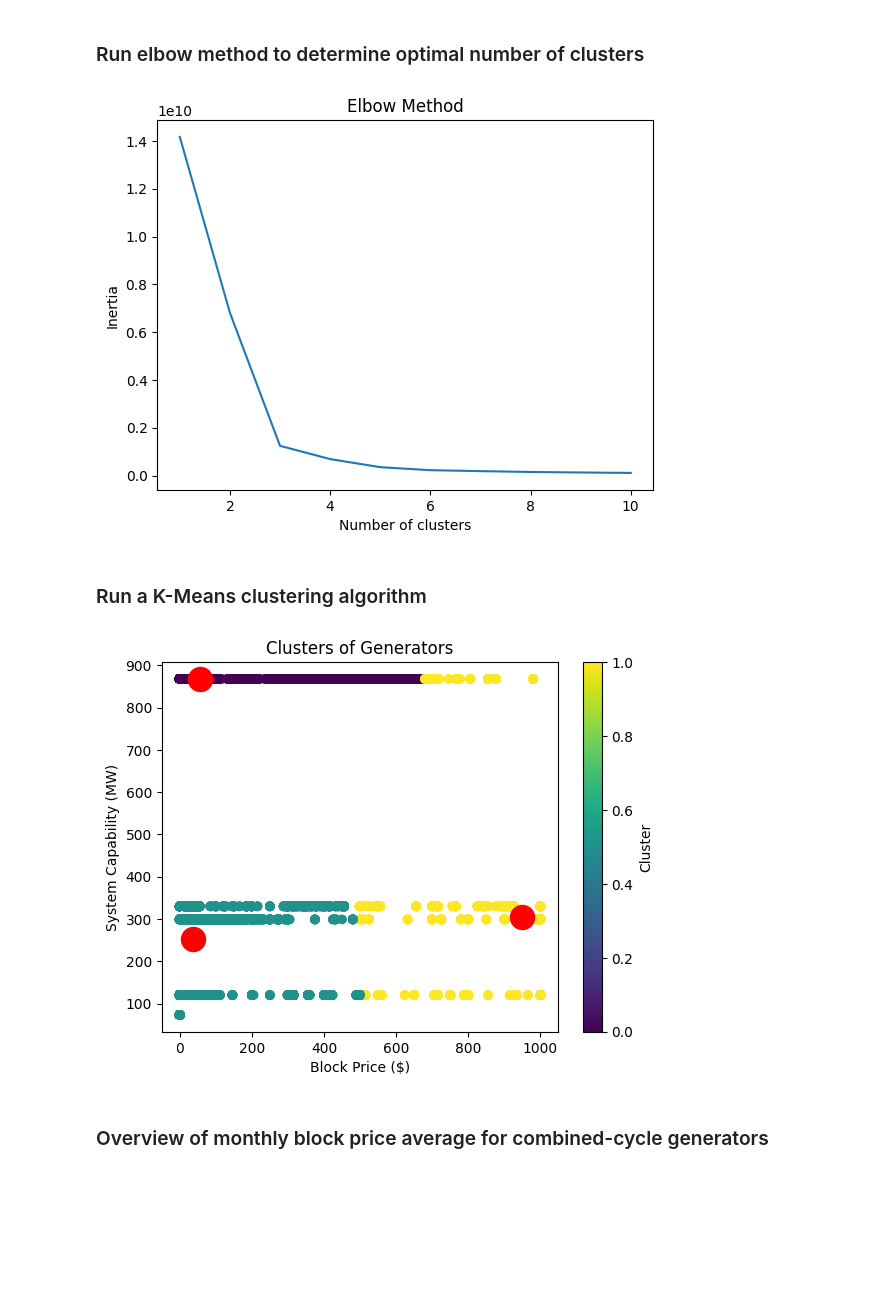
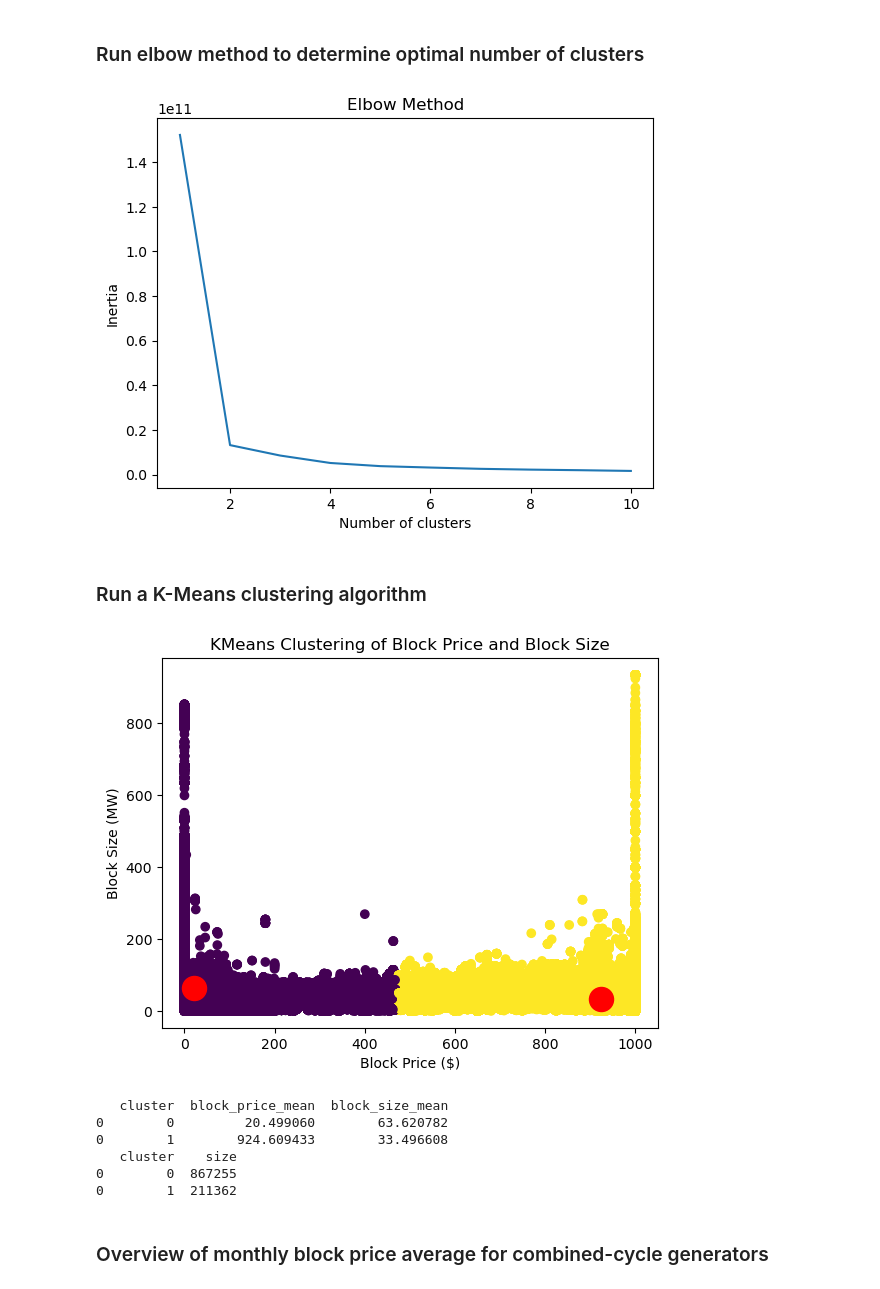
Before and after one commit to seantan88/ECON588Project, a Jupyter notebook: Analysis/cluster.ipynb, the cells around one changed output. Saved outputs shown, nothing was run; the diff lists cells and outputs as text; code cells hidden in the pictures; blank space fills up the shorter version.

Commit message:
new cluster and tables generated

```diff
--- a/Analysis/cluster.ipynb
+++ b/Analysis/cluster.ipynb
@@ -14,8 +11,11 @@ df1 = pd.read_csv('CSD_Merit_2023.csv')
+# %%
+
+df1 = pd.read_csv("/Users/seantan88/Documents/GitHub/ElectricityCluster/daily_merit_MW_first6mos.csv")
 # %% [markdown]
 ### Run elbow method to determine optimal number of clusters
 # %%
 
-def elbow_method(df):
+def elbow_method(df, features):
     # perform the elbow method to determine the optimal number of clusters
     # create a list of inertia values for each number of clusters
     inertia = []
@@ -24,7 +24,7 @@ def elbow_method(df):
         # create a kmeans model
         kmeans = KMeans(n_clusters = i, init = 'k-means++', max_iter = 300, n_init = 10, random_state = 0)
         # fit the model to the features
-        kmeans.fit(df[['block_price', 'System Capability']])
+        kmeans.fit(df[[str(features[0]), str(features[1])]])
         # append the inertia value to the list
         inertia.append(kmeans.inertia_)
 
@@ -38,40 +38,77 @@ def elbow_method(df):
     # show the plot
     plt.show()
 
-elbow_method(df1)
+elbow_method(df1, ['block_price', 'block_size'])
 # %% [output]
-[figure, old version]
+[figure, new version]
 # %% [markdown]
 ### Run a K-Means clustering algorithm
 # %%
-def kmeans_cluster(df, feature1, feature2, nclusters):
+def kmeans_cluster(df, feature1, feature2, nclusters, labelx, labely, title):
     # fit the kmeans model to the features, using 3 clusters
     kmeans = KMeans(n_clusters = nclusters, init = 'k-means++', max_iter = 300, n_init = 10, random_state = 0)
     # fit the model to the features
     kmeans.fit(df[[feature1, feature2]])
     # add a new column to df3 that contains the cluster labels
     df['cluster'] = kmeans.labels_
     # create new figure
     plt.figure()
 
     # plot the clusters
     plt.scatter(df[feature1], df[feature2], c = kmeans.labels_, cmap = 'viridis')
     # plot the centroids
     plt.scatter(kmeans.cluster_centers_[:, 0], kmeans.cluster_centers_[:, 1], s = 300, c = 'red')
     # add the generator ids to the plot so we can see which generators are in each cluster
     #for i in range(len(df3['asset_ID'])):
         #plt.text(df3['block_price'][i], df3['System Capability'][i], df3['asset_ID'][i])
     # add labels
-    plt.title('Clusters of Generators')
-    plt.colorbar(label= 'Cluster')
-    plt.xlabel('Block Price ($)')
-    plt.ylabel('System Capability (MW)')
+    plt.title(title)
+    plt.xlabel(labelx)
+    plt.ylabel(labely)
     # show the plot
     plt.show()
 
-kmeans_cluster(df1, 'block_price', 'System Capability', 3)
+kmeans_cluster(df1, 'block_price', 'block_size', 2, 'Block Price ($)', 'Block Size (MW)', 'KMeans Clustering of Block Price and Block Size')
+
+#function to generate a table of the cluster means, and average block price and block size for each cluster
+def cluster_means(df, feature1, feature2):
+    # create a new dataframe to store the cluster means
+    cluster_means = pd.DataFrame()
+    # loop through the clusters
+    for i in range(df['cluster'].nunique()):
+        # calculate the mean of the block price for the cluster
+        block_price_mean = df[df['cluster'] == i][feature1].mean()
+        # calculate the mean of the block size for the cluster
+        block_size_mean = df[df['cluster'] == i][feature2].mean()
+        # add the cluster means to the dataframe
+        cluster_means = cluster_means._append(pd.DataFrame({'cluster': [i], 'block_price_mean': [block_price_mean], 'block_size_mean': [block_size_mean]}))
+    # return the dataframe
+    return cluster_means
+
+print(cluster_means(df1, 'block_price', 'block_size'))
+
+#function to generate a table of the cluster sizes
+def cluster_sizes(df):
+    # create a new dataframe to store the cluster sizes
+    cluster_sizes = pd.DataFrame()
+    # loop through the clusters
+    for i in range(df['cluster'].nunique()):
+        # calculate the size of the cluster
+        cluster_size = df[df['cluster'] == i].shape[0]
+        # add the cluster size to the dataframe
+        cluster_sizes = cluster_sizes._append(pd.DataFrame({'cluster': [i], 'size': [cluster_size]}))
+    # return the dataframe
+    return cluster_sizes
+
+print(cluster_sizes(df1))
 # %% [output]
-[figure, old version]
+[figure, new version]
+   cluster  block_price_mean  block_size_mean
+0        0         20.499060        63.620782
+0        1        924.609433        33.496608
+   cluster    size
+0        0  867255
+0        1  211362
 # %% [markdown]
 ### Overview of monthly block price average for combined-cycle generators
 # %%
```
Also changed, not shown: parts of 6 cells of this notebook, 16 other files.
